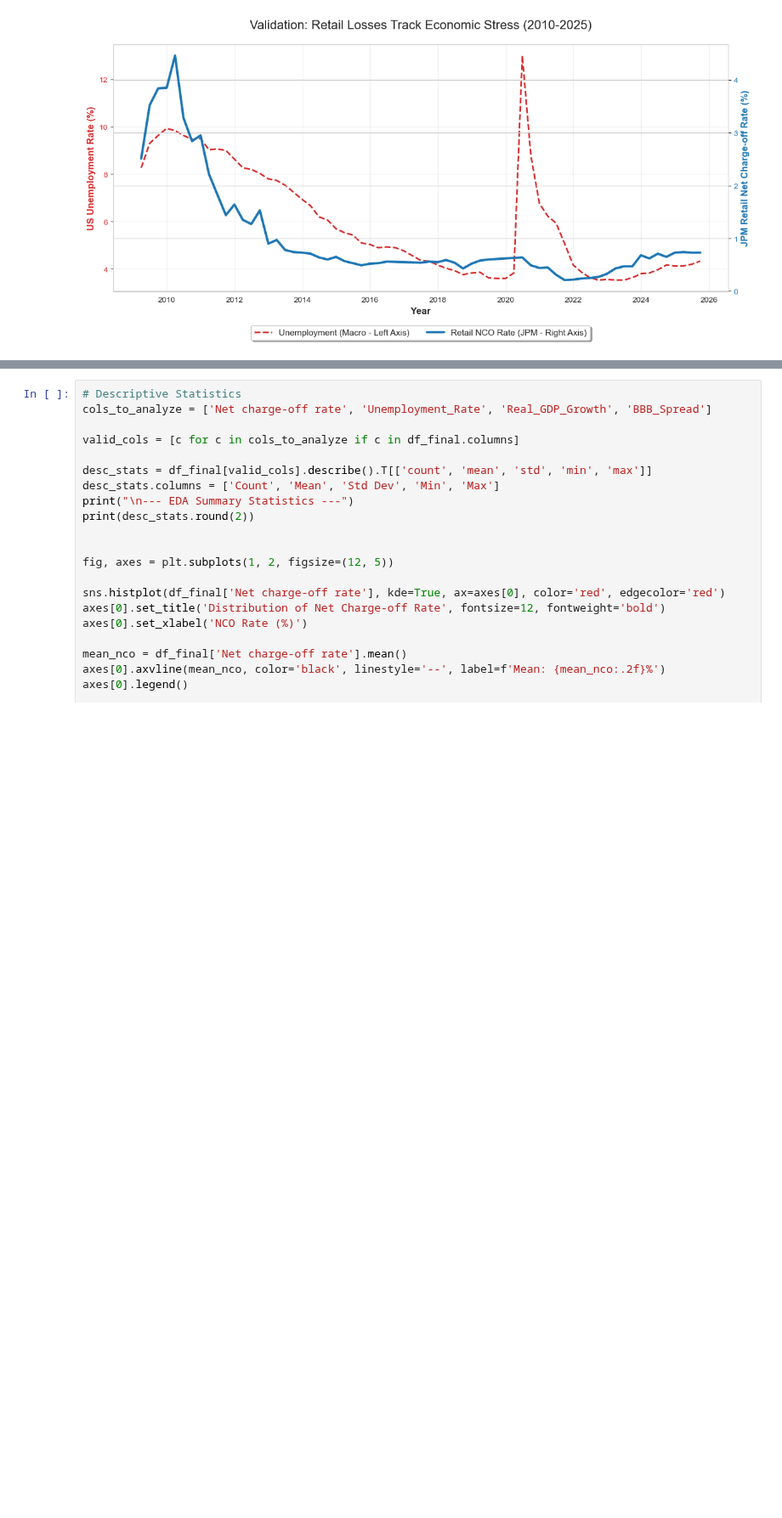
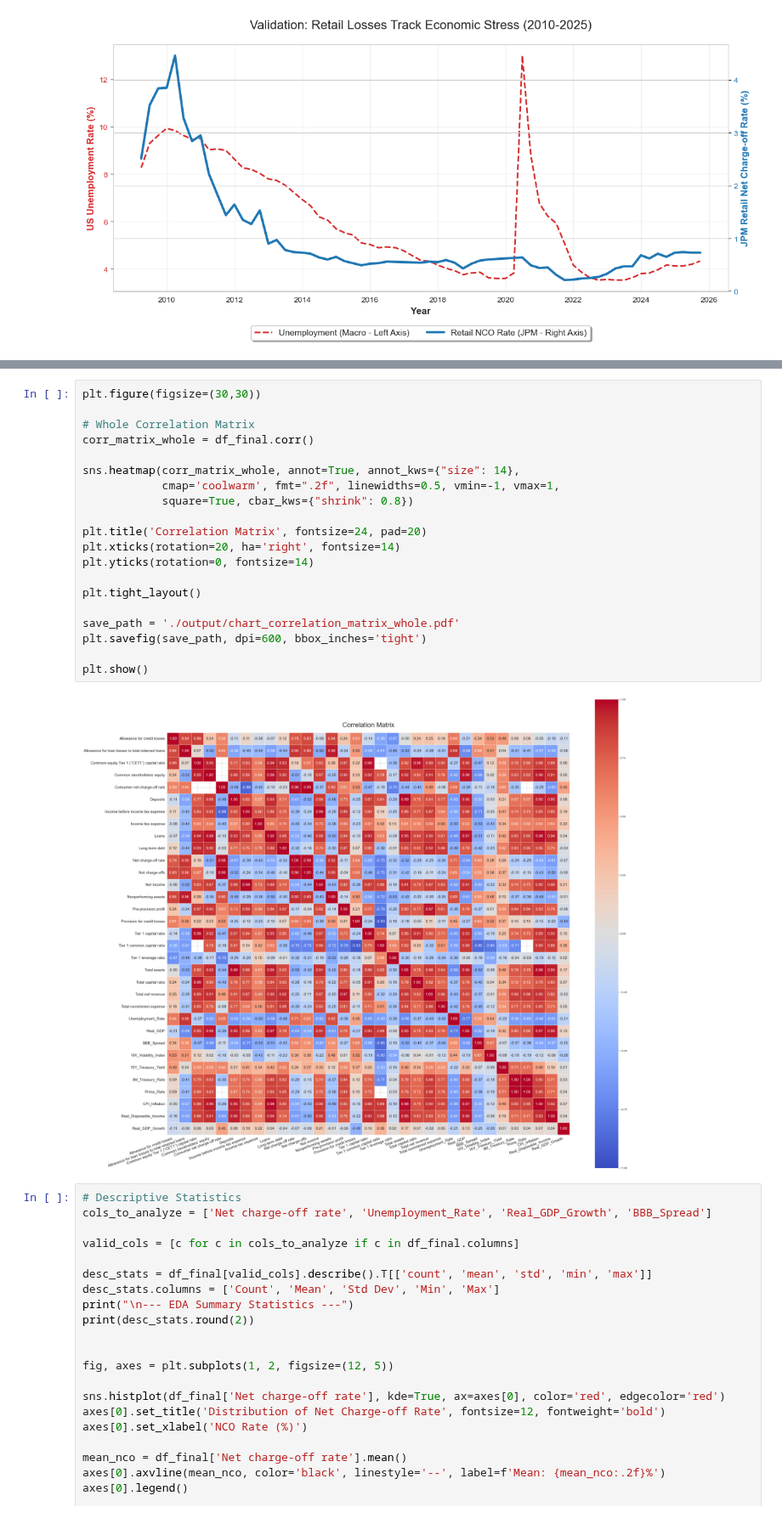
Before and after one commit to sohamjoshi1998/fim601-ccar, a Jupyter notebook: macro_data_eda.ipynb, the cells around one changed output, grey strips where cells are left out. Shown at 85% size. Saved outputs shown, nothing was run; the diff lists cells and outputs as text; blank space fills up the shorter version.

```diff
--- a/macro_data_eda.ipynb
+++ b/macro_data_eda.ipynb
@@ -164,3 +166,25 @@ else:
+# %%
+plt.figure(figsize=(30,30))
+
+# Whole Correlation Matrix
+corr_matrix_whole = df_final.corr()
+
+sns.heatmap(corr_matrix_whole, annot=True, annot_kws={"size": 14},
+            cmap='coolwarm', fmt=".2f", linewidths=0.5, vmin=-1, vmax=1,
+            square=True, cbar_kws={"shrink": 0.8})
+
+plt.title('Correlation Matrix', fontsize=24, pad=20)
+plt.xticks(rotation=20, ha='right', fontsize=14)
+plt.yticks(rotation=0, fontsize=14)
+
+plt.tight_layout()
+
+save_path = './output/chart_correlation_matrix_whole.pdf'
+plt.savefig(save_path, dpi=600, bbox_inches='tight')
+
+plt.show()
+# %% [output]
+[figure, added]
 # %%
 # Descriptive Statistics
 cols_to_analyze = ['Net charge-off rate', 'Unemployment_Rate', 'Real_GDP_Growth', 'BBB_Spread']
```
Also changed, not shown: parts of 1 cell of this notebook, 4 other files.
